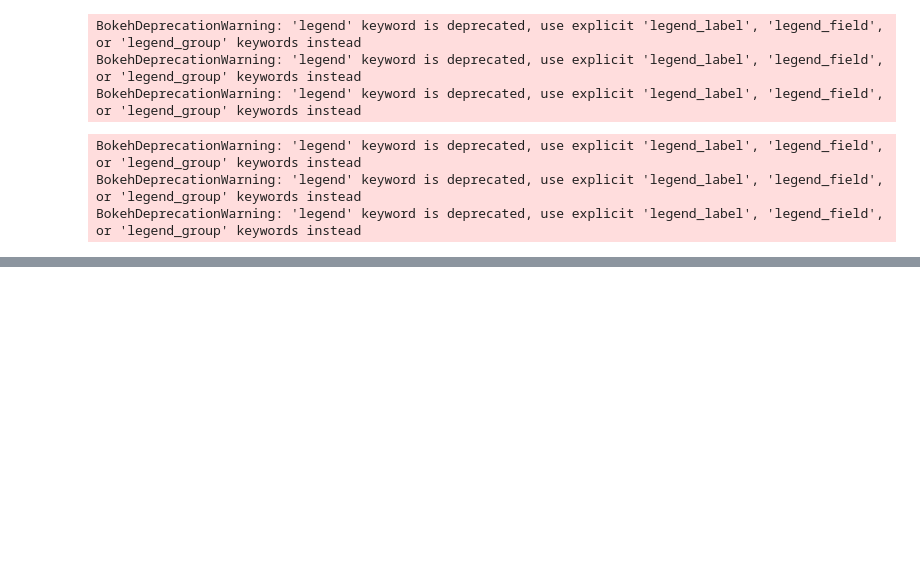
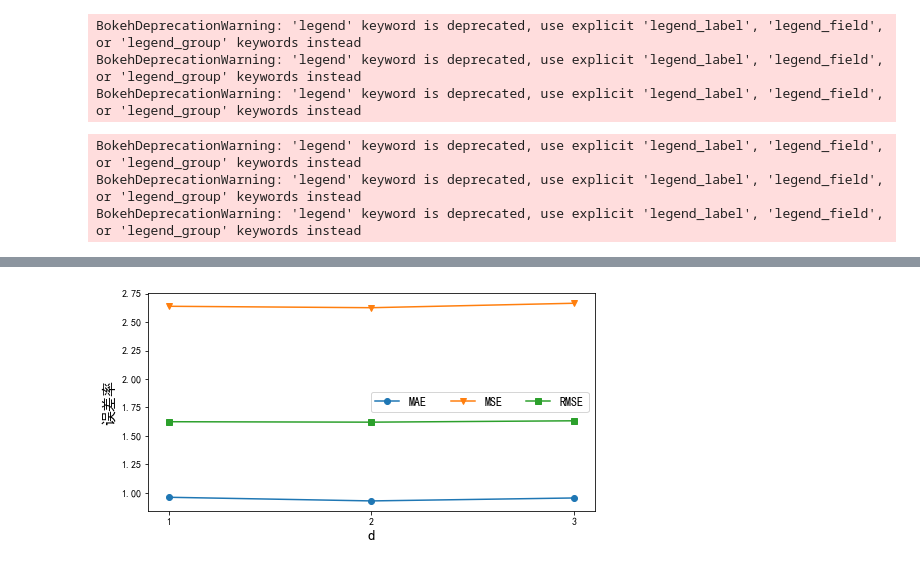
Before and after one commit to Maizehsu/PRP-2021-Summer, a Jupyter notebook: Code_xm/Code/EDA.ipynb, the cells around one changed output, grey strips where cells are left out. Cells and saved outputs as stored; diff of their text form; code cells hidden in the pictures; blank space fills up the shorter version.

Commit message:
Image code and image updated

```diff
--- a/Code_xm/Code/EDA.ipynb
+++ b/Code_xm/Code/EDA.ipynb
@@ -262,0 +263,20 @@ plt.savefig('lr');
+# %%
+plt.rcParams['axes.unicode_minus'] = False
+plt.rcParams['font.sans-serif'] = 'SimHei'
+# data_all = pd.read_csv('D:/Working/SJTU/PRP-2021-Summer/Data/Processed_Data/DATASET-B.csv')
+fig = plt.figure(figsize=(8,4))
+x = [1, 2, 3]
+y1 = [0.9605603814125061, 0.9284742474555969, 0.9544178247451782]
+y2 = [2.6393401622772217, 2.6267669200897217, 2.6659839153289795]
+y3 = [1.62460458278656, 1.6207304000854492, 1.632784128189087]
+plt.plot(x, y1, label='MAE', marker = 'o');
+plt.plot(x, y2, label='MSE', marker = 'v');
+plt.plot(x, y3, label='RMSE', marker = 's');
+plt.xticks(np.arange(1,4,1));
+plt.legend(fontsize=12, loc='best', ncol=4);
+# plt.tick_params(labelsize=18);
+plt.xlabel('d',fontsize=15);
+plt.ylabel('误差率', fontsize=15);
+plt.savefig('t');
+# %% [output]
+[figure, added]
```
Also changed, not shown: parts of 5 cells of this notebook, 6 other files.
